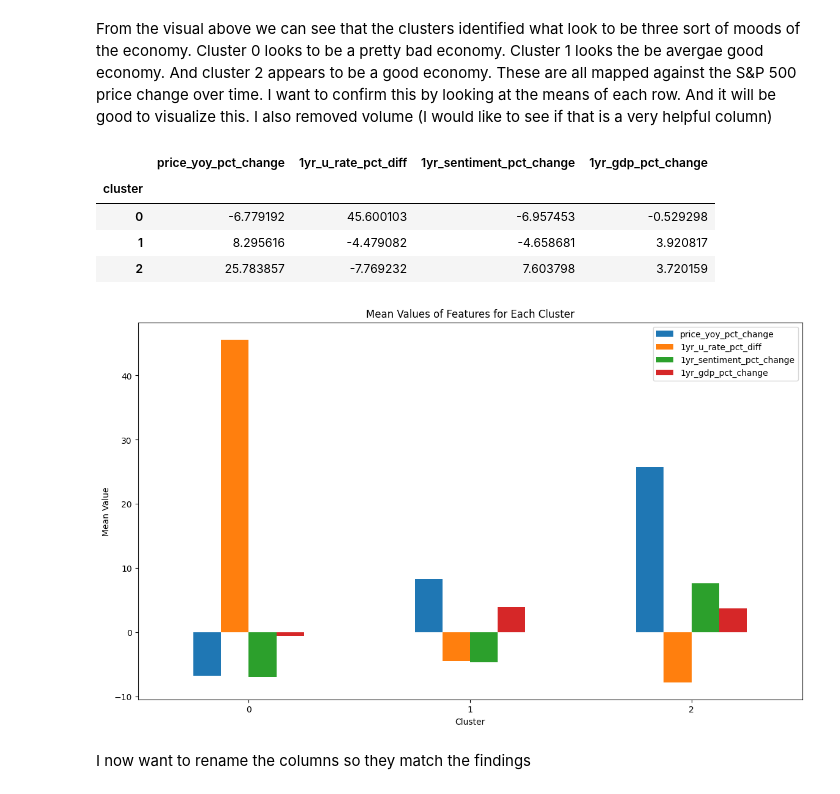
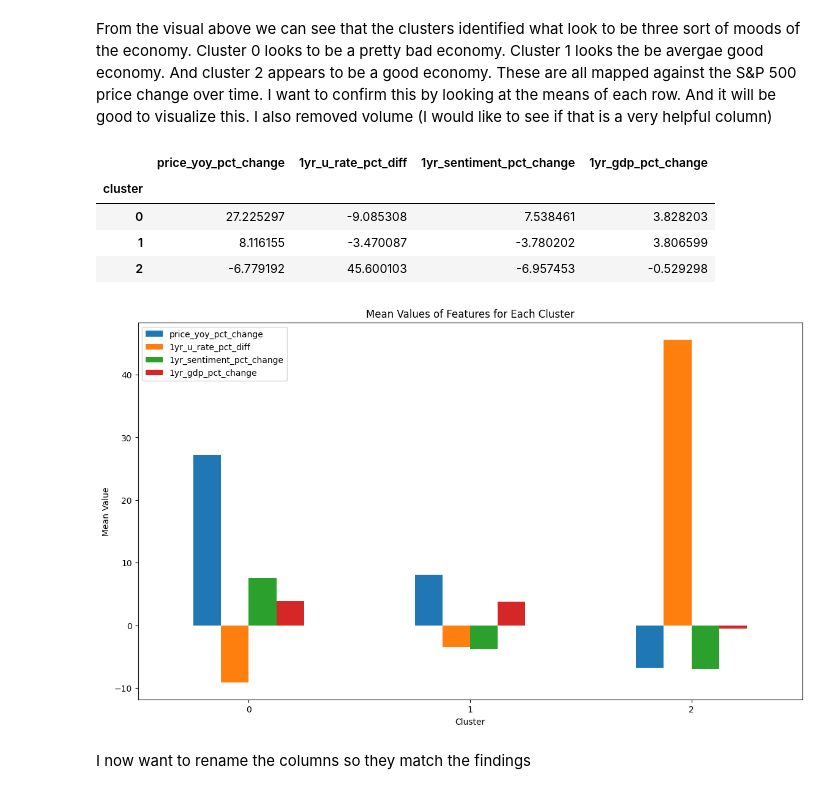
Before and after one commit to calvinraab/ML_Algorithmic_Trading, a Jupyter notebook: model_building.ipynb, the cells around one changed output. Saved outputs shown, nothing was run; the diff lists cells and outputs as text; code cells hidden in the pictures.

```diff
--- a/model_building.ipynb
+++ b/model_building.ipynb
@@ -311,27 +330,3 @@ Index(['year', 'price_yoy_pct_change', 'volume_yoy_pct_change',
        '1yr_u_rate_pct_diff', '1yr_sentiment_pct_change', '1yr_gdp_pct_change',
        'action'],
       dtype='object')
-# %%
-import pandas as pd
-from sklearn.preprocessing import StandardScaler
-from sklearn.cluster import KMeans
-import matplotlib.pyplot as plt
-import seaborn as sns
-
-# Preprocess the data by scaling
-features = ['price_yoy_pct_change', '1yr_u_rate_pct_diff',
-            '1yr_sentiment_pct_change', '1yr_gdp_pct_change']
-
-# Standardize the features
-scaler = StandardScaler()
-scaled_features = scaler.fit_transform(unsupervised_economic_data_for_modeling[features])
-
-# Apply K-Means clustering
-kmeans = KMeans(n_clusters=3, random_state=5)  # Adjust the number of clusters as needed
-unsupervised_economic_data_for_modeling['cluster'] = kmeans.fit_predict(scaled_features)
-
-# Visualize the clusters
-plt.figure(figsize=(10, 6))
-sns.scatterplot(x='year', y='price_yoy_pct_change', hue='cluster', data=unsupervised_economic_data_for_modeling, palette='viridis')
-plt.title('Clusters of Years Based on Economic Indicators')
-plt.show()
@@ -339,0 +333,7 @@ plt.show()
+# %%
+# Preprocess the data by scaling
+features = ['price_yoy_pct_change', '1yr_u_rate_pct_diff','1yr_sentiment_pct_change', '1yr_gdp_pct_change']
+
+# Standardize the features
+scaler = StandardScaler()
+scaled_features = scaler.fit_transform(unsupervised_economic_data_for_modeling[features])
@@ -339,0 +342,3 @@ plt.show()
+# %%
+kmeans_model = KMeans(n_clusters=3, random_state=42)
+unsupervised_economic_data_for_modeling['cluster'] = kmeans_model.fit_predict(scaled_features)
@@ -346,20 +365,20 @@ cluster_means
 # %% [output]
 |  | price_yoy_pct_change | 1yr_u_rate_pct_diff | 1yr_sentiment_pct_change | 1yr_gdp_pct_change |
 | cluster |  |  |  |  |
-| 0 | -6.779192 | 45.600103 | -6.957453 | -0.529298 |
-| 1 | 8.295616 | -4.479082 | -4.658681 | 3.920817 |
-| 2 | 25.783857 | -7.769232 | 7.603798 | 3.720159 |
+| 0 | 27.225297 | -9.085308 | 7.538461 | 3.828203 |
+| 1 | 8.116155 | -3.470087 | -3.780202 | 3.806599 |
+| 2 | -6.779192 | 45.600103 | -6.957453 | -0.529298 |
 # %%
 # Plotting
 cluster_means.plot(kind='bar', figsize=(14, 8))
 plt.title('Mean Values of Features for Each Cluster')
 plt.xlabel('Cluster')
 plt.ylabel('Mean Value')
-plt.legend(loc='upper right')
+plt.legend(loc='upper left')
 plt.xticks(rotation=0)
 plt.show()
 # %% [output]
-[figure, old version]
+[figure, new version]
 # %% [markdown]
 I now want to rename the columns so they match the findings
 # %%
```
Also changed, not shown: parts of 9 cells of this notebook.
